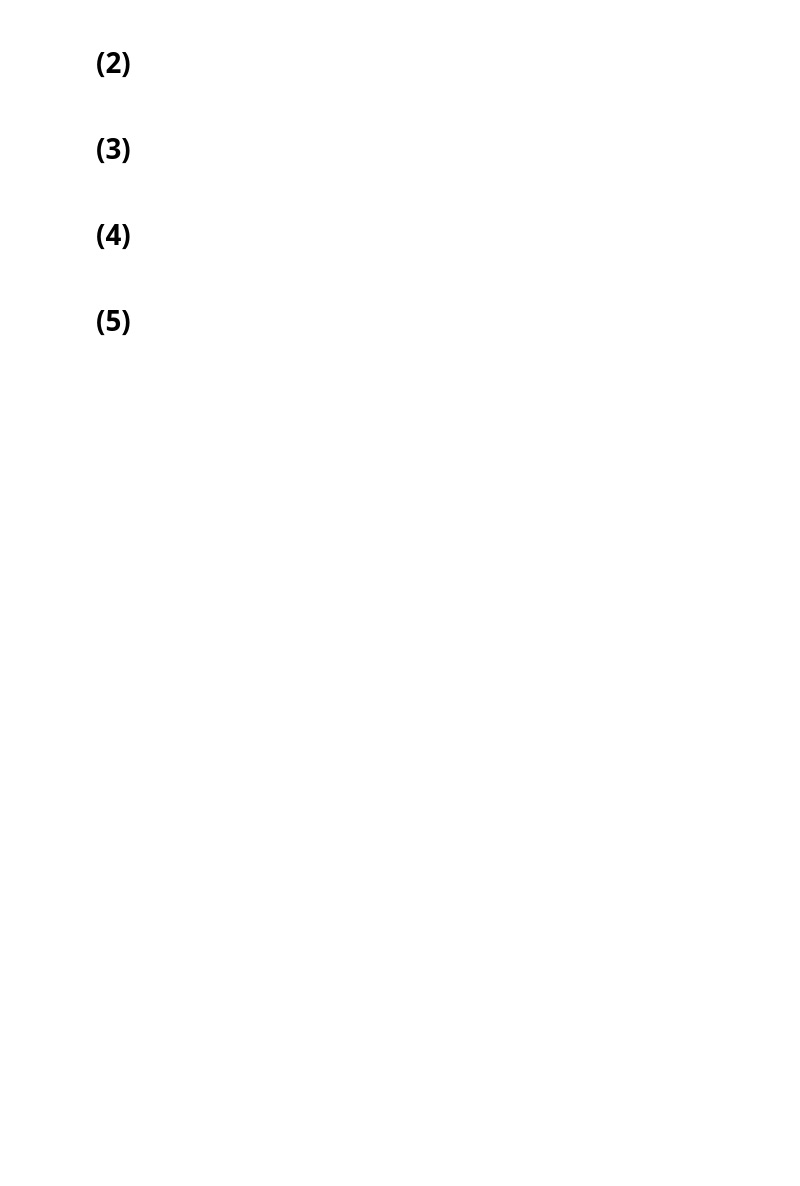
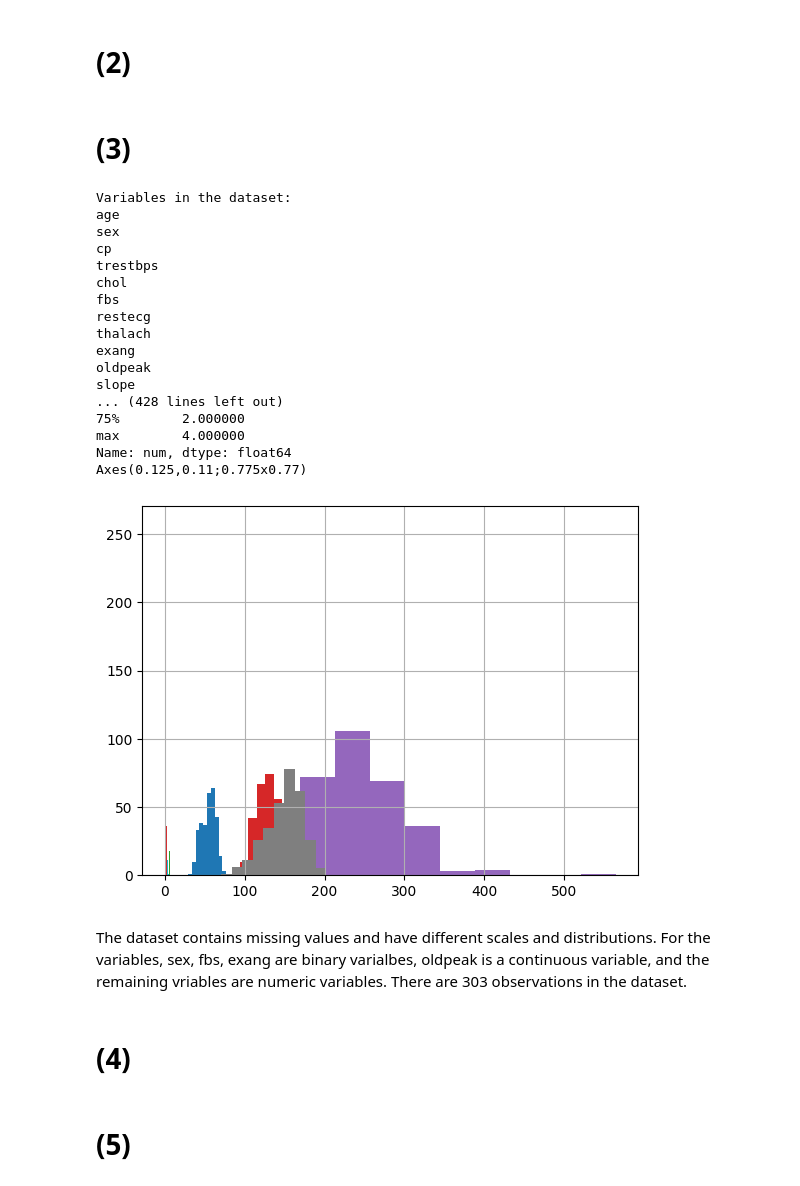
Before and after one commit to SweetIceLolly/3da-a6, a Jupyter notebook: ans.ipynb, the cells around one changed output. Cells and saved outputs as stored; diff of their text form; code cells hidden in the pictures; blank space fills up the shorter version.

```diff
--- a/ans.ipynb
+++ b/ans.ipynb
@@ -28,6 +33,65 @@ nocite: |
 # %% [markdown]
 # (2)
+# %%
+# Load the dataset
+data = pd.read_csv('ass6-dataset.csv')
+
+# Scale the data (excluding the target variable "num")
+features = data.drop(columns=['num'])
+scaler = StandardScaler()
+scaled_features = scaler.fit_transform(features)
+scaled_data = pd.DataFrame(scaled_features, columns=features.columns)
+scaled_data['num'] = data['num']
 # %% [markdown]
 # (3)
+# %%
+# Get the list of variables of the dataset
+variables = data.columns.tolist()
+print("Variables in the dataset:")
+for var in variables:
+    print(var)
+
+# Get a summary of the dataset
+summary = data.describe()
+print("\nSummary of the dataset:")
+print(summary)
+
+# Get the number of observations
+num_observations = data.shape[0]
+print(f"\nNumber of observations: {num_observations}")
+
+# Get the data types of the variables
+data_types = data.dtypes
+print("\nData types of the variables:")
+print(data_types)
+
+# Get the distribution of the variables
+print("\nDistribution of the variables:")
+for var in variables:
+    print(f"\n{var}:")
+    print(data[var].value_counts())
+    print(data[var].describe())
+    print(data[var].hist())
+# %% [output]
+Variables in the dataset:
+age
+sex
+cp
+trestbps
+chol
+fbs
+restecg
+thalach
+exang
+oldpeak
+slope
+... (428 lines left out)
+75%        2.000000
+max        4.000000
+Name: num, dtype: float64
+Axes(0.125,0.11;0.775x0.77)
+[figure, added]
+# %% [markdown]
+The dataset contains missing values and have different scales and distributions. For the variables, sex, fbs, exang are binary varialbes, oldpeak is a continuous variable, and the remaining vriables are numeric variables. There are 303 observations in the dataset.
 # %% [markdown]
 # (4)
```
Also changed, not shown: parts of 5 cells of this notebook.
